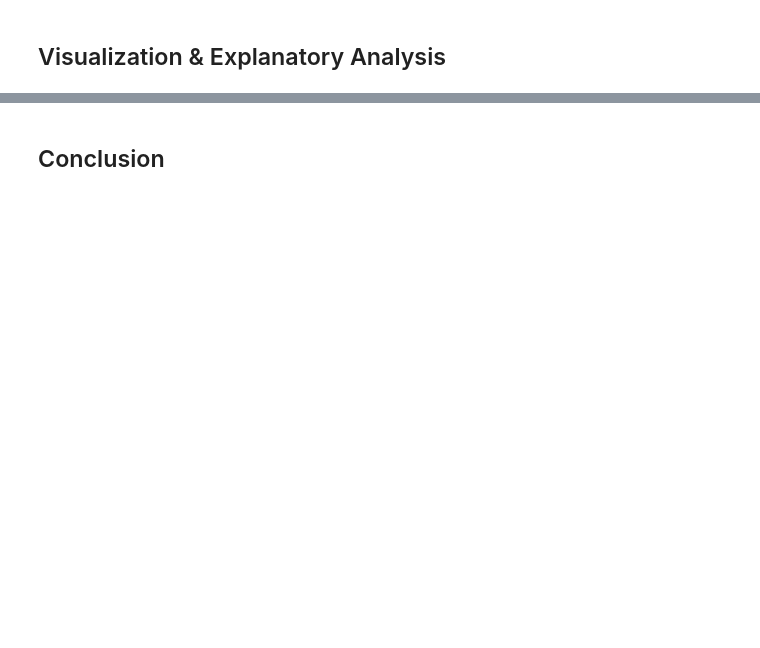
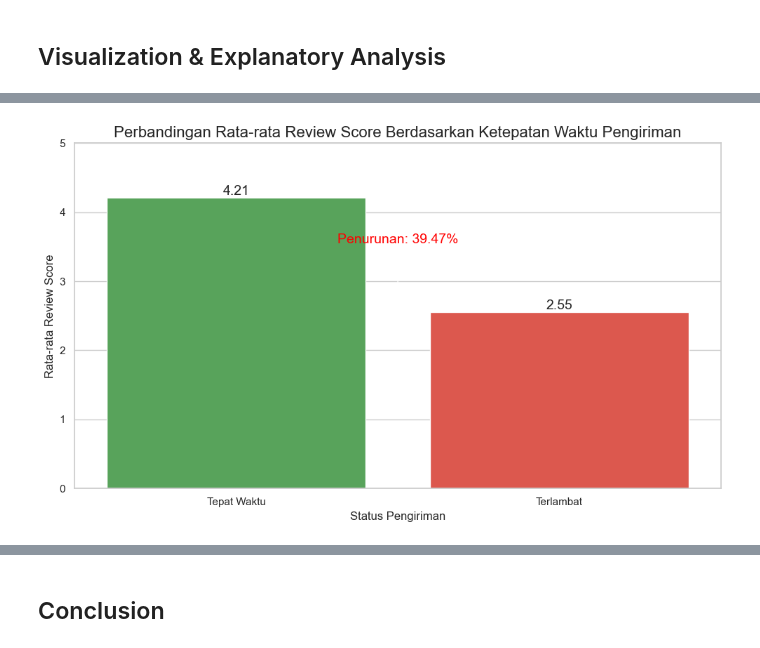
Before and after one commit to Ridwanstbd/submission-belajar-analisis-data-dengan-python, a Jupyter notebook: notebook.ipynb, the cells around one changed output, grey strips where cells are left out. Saved outputs shown, nothing was run; the diff lists cells and outputs as text; code cells hidden in the pictures; blank space fills up the shorter version.

```diff
--- a/notebook.ipynb
+++ b/notebook.ipynb
@@ -591,0 +2198,34 @@ eletrodomesticos_2                                       2.333333    2.0
+# %%
+# Set style untuk visualisasi yang lebih baik
+sns.set_theme(style="whitegrid")
+plt.rcParams['figure.figsize'] = [12, 8]
+plt.rcParams['font.size'] = 12
+
+# 1. Visualisasi perbandingan review score untuk pesanan tepat waktu vs terlambat
+plt.figure(figsize=(10, 6))
+comparison_data = pd.DataFrame({
+    'Status Pengiriman': ['Tepat Waktu', 'Terlambat'],
+    'Rata-rata Review Score': [avg_score_on_time, avg_score_late]
+})
+
+ax = sns.barplot(x='Status Pengiriman', y='Rata-rata Review Score', data=comparison_data, palette=['#4CAF50', '#F44336'],hue='Status Pengiriman',legend=False)
+plt.title('Perbandingan Rata-rata Review Score Berdasarkan Ketepatan Waktu Pengiriman', fontsize=16)
+plt.ylim(0, 5)  # Skala review 1-5
+
+# Tambahkan label nilai di atas bar
+for i, p in enumerate(ax.patches):
+    ax.annotate(f'{p.get_height():.2f}',
+                (p.get_x() + p.get_width() / 2., p.get_height()),
+                ha = 'center', va = 'bottom', fontsize=14)
+
+# Tambahkan persentase penurunan
+plt.annotate(f'Penurunan: {score_decrease_percentage:.2f}%',
+             xy=(0.5, avg_score_late + 0.3),
+             xytext=(0.5, avg_score_late + 1.0),
+             arrowprops=dict(arrowstyle='->'),
+             ha='center', fontsize=14, color='red')
+
+plt.tight_layout()
+plt.show()
+# %% [output]
+[figure, added]
```
Also changed, not shown: parts of 91 cells of this notebook, 4 other files.
